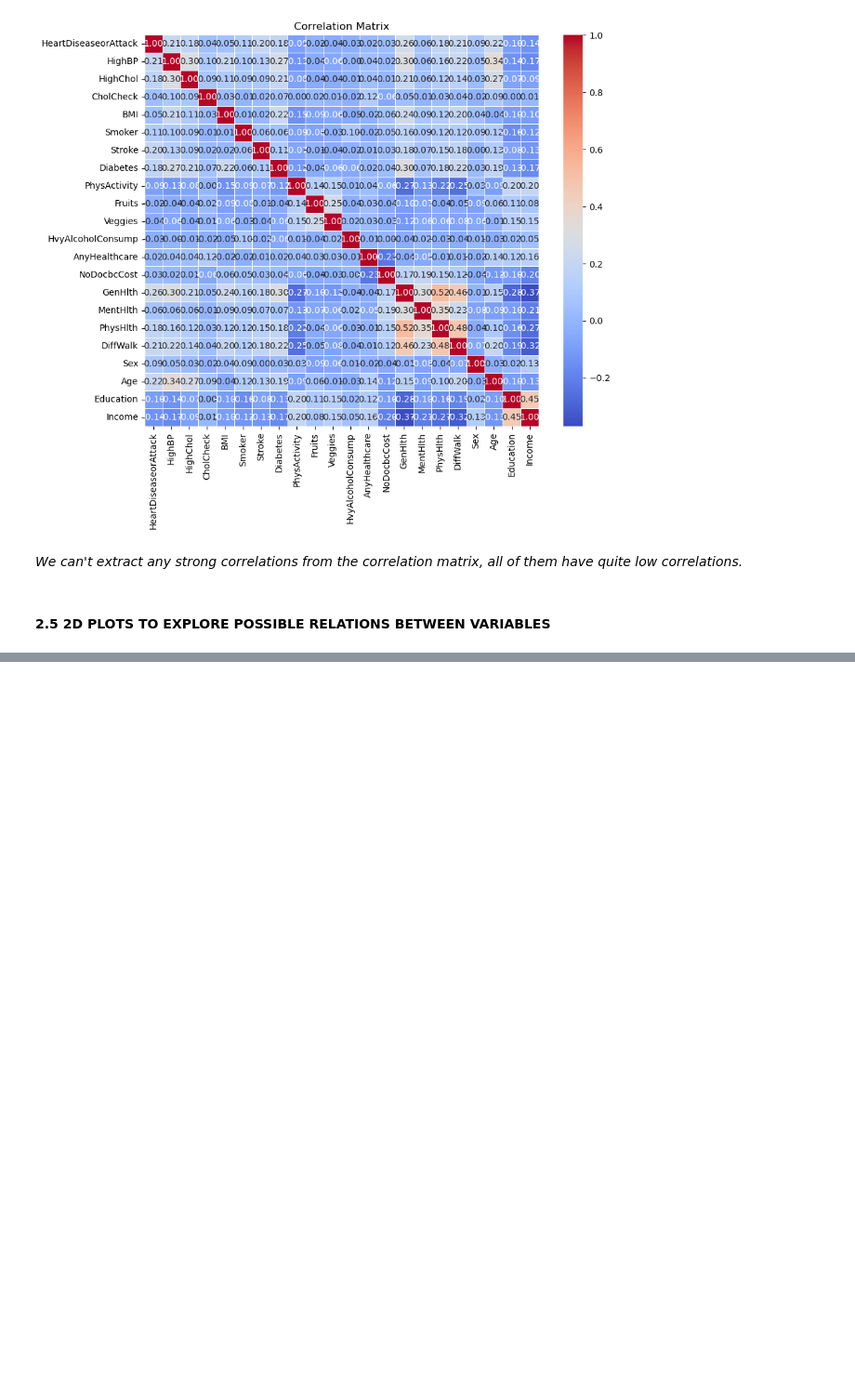
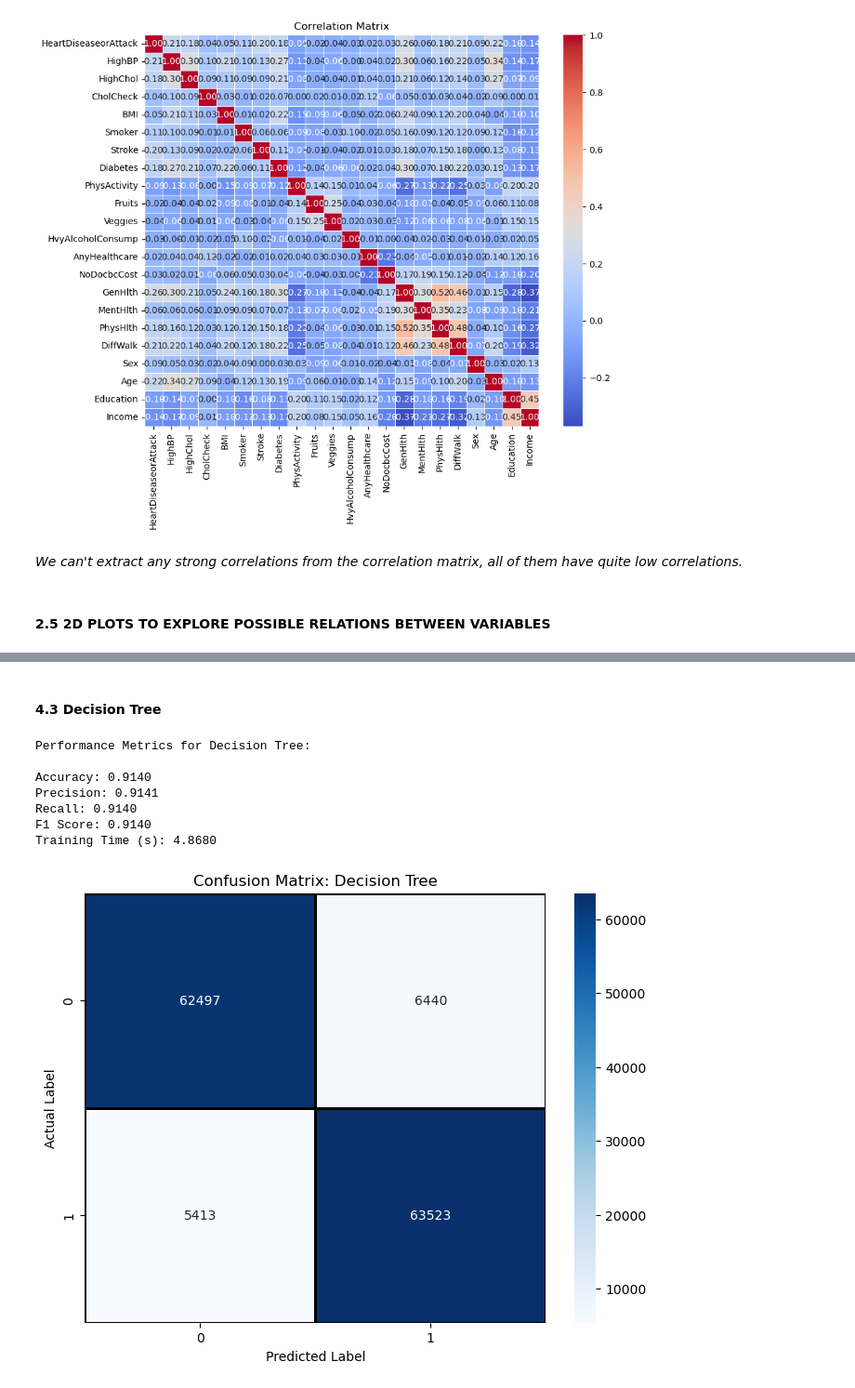
Before and after one commit to aniol-petit/final-project-ml-biomedicine, a Jupyter notebook: heart_attack_prediction.ipynb, the cells around one changed output, grey strips where cells are left out. Shown at 93% size. Drawn from its saved outputs; the diff is of its cells as text; code cells hidden in the pictures; blank space fills up the shorter version.

```diff
--- a/heart_attack_prediction.ipynb
+++ b/heart_attack_prediction.ipynb
@@ -168,0 +280,14 @@ plt.show()
+# %% [markdown]
+#### 4.3 Decision Tree
+# %%
+decision_tree_model = DecisionTreeClassifier()
+train_and_evaluate(decision_tree_model, "Decision Tree")
+# %% [output]
+Performance Metrics for Decision Tree:
+
+Accuracy: 0.9140
+Precision: 0.9141
+Recall: 0.9140
+F1 Score: 0.9140
+Training Time (s): 4.8680
+[figure, added]
```
Also changed, not shown: parts of 64 cells of this notebook, 1 other file.
